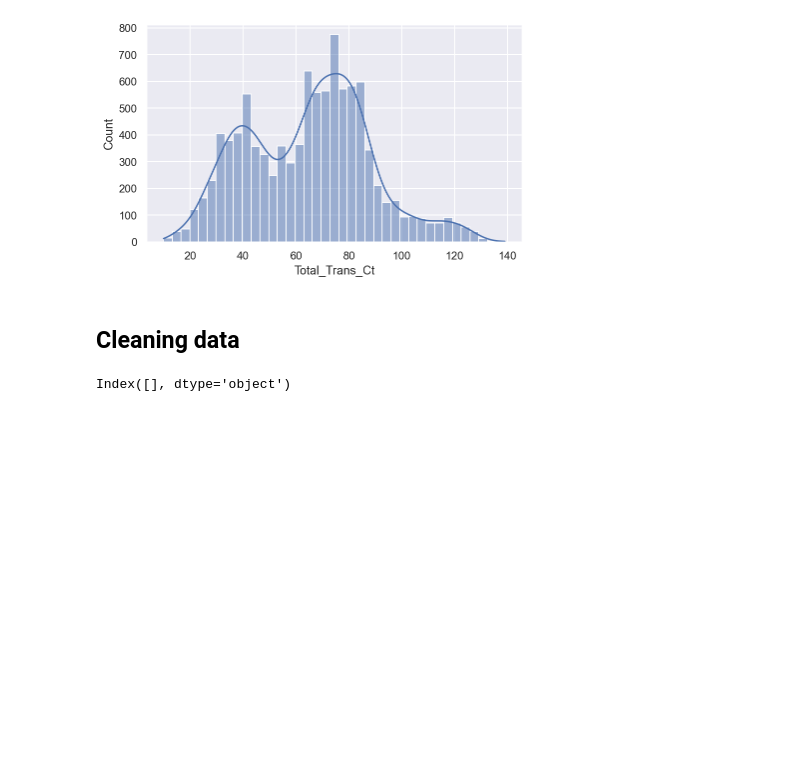
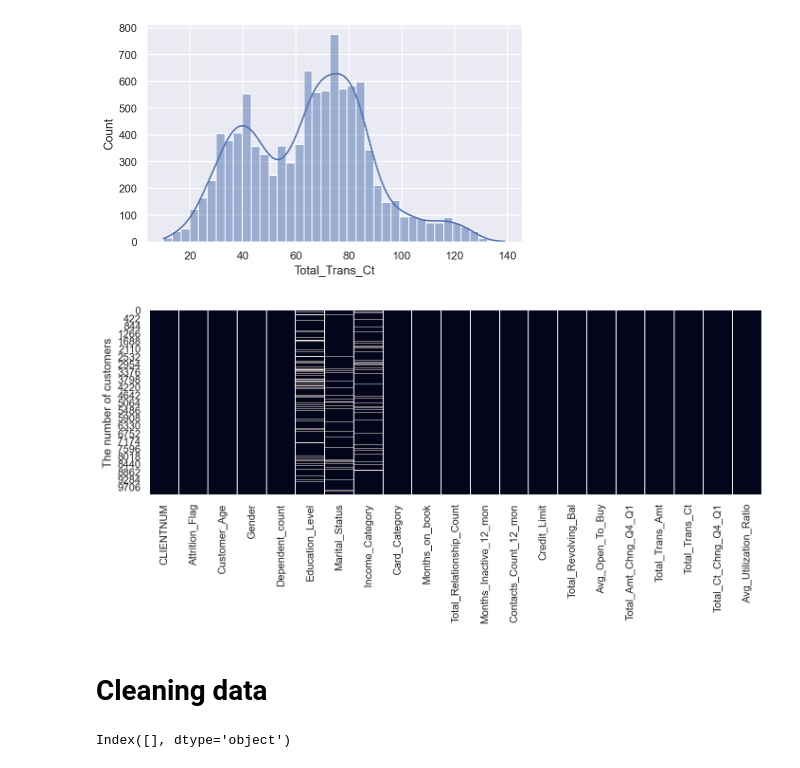
Before and after one commit to Alicisox/Bank-Churners, a Jupyter notebook: bank_churners.ipynb, the cells around one changed output. Cells and saved outputs as stored; diff of their text form; code cells hidden in the pictures; blank space fills up the shorter version.

```diff
--- a/bank_churners.ipynb
+++ b/bank_churners.ipynb
@@ -240,8 +336,18 @@ sns.histplot(raw_data['Total_Trans_Ct'], kde=True)
 # %% [output]
 <AxesSubplot:xlabel='Total_Trans_Ct', ylabel='Count'>
 [figure]
+# %%
+# Plot the missing values
+plt.figure(figsize=(10, 5))
+ax = sns.heatmap(raw_data.isnull(), cbar=False)
+plt.ylabel('The number of customers')
+for i in range(raw_data.isnull().shape[1]+1):
+    ax.axvline(i, color='white', lw=1)
+plt.tight_layout()
+# %% [output]
+[figure, added]
 # %% [markdown]
-## Cleaning data
+# Cleaning data
 # %%
 # Check NaN
 raw_data.columns[raw_data.isnull().mean()>0.75]
```
Also changed, not shown: parts of 80 cells of this notebook.
